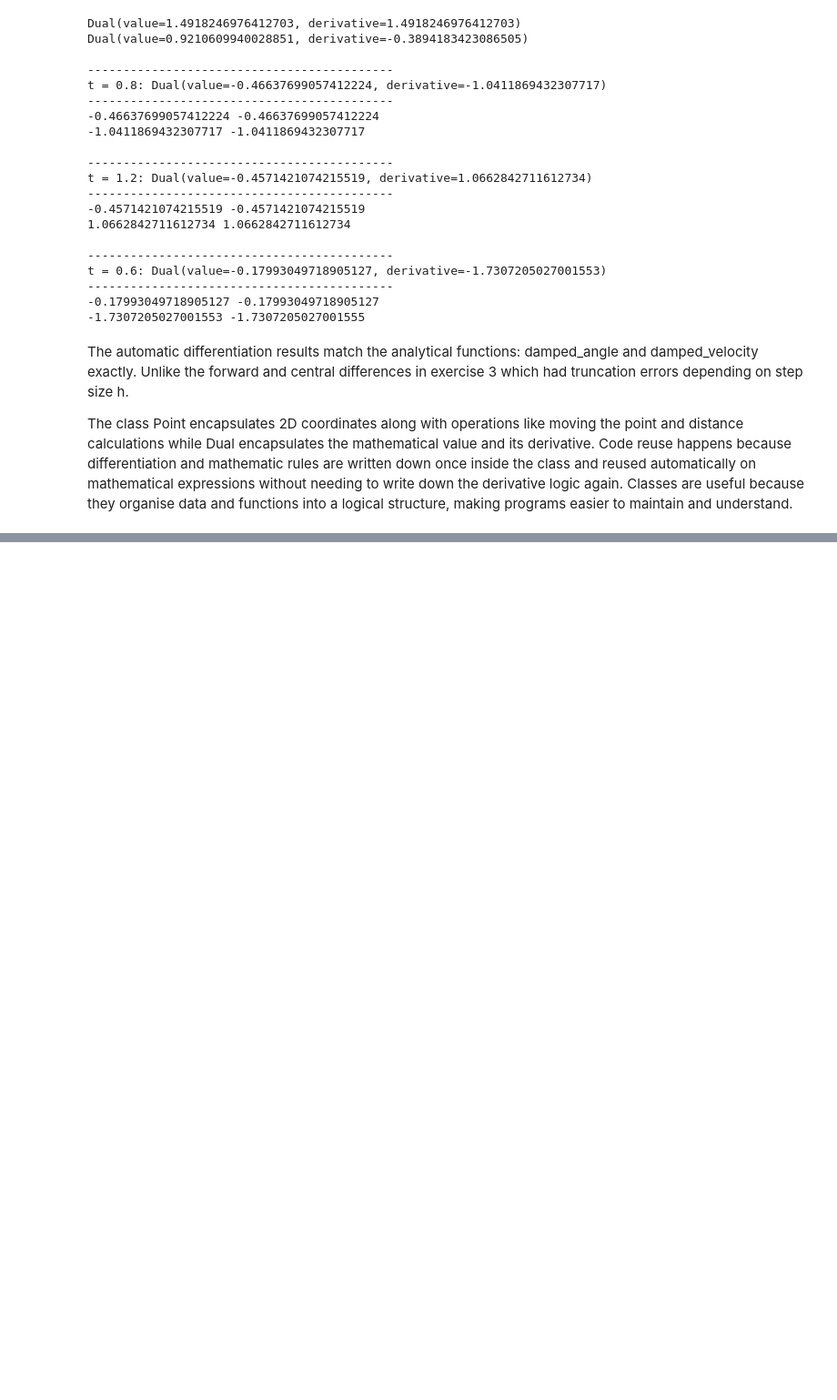
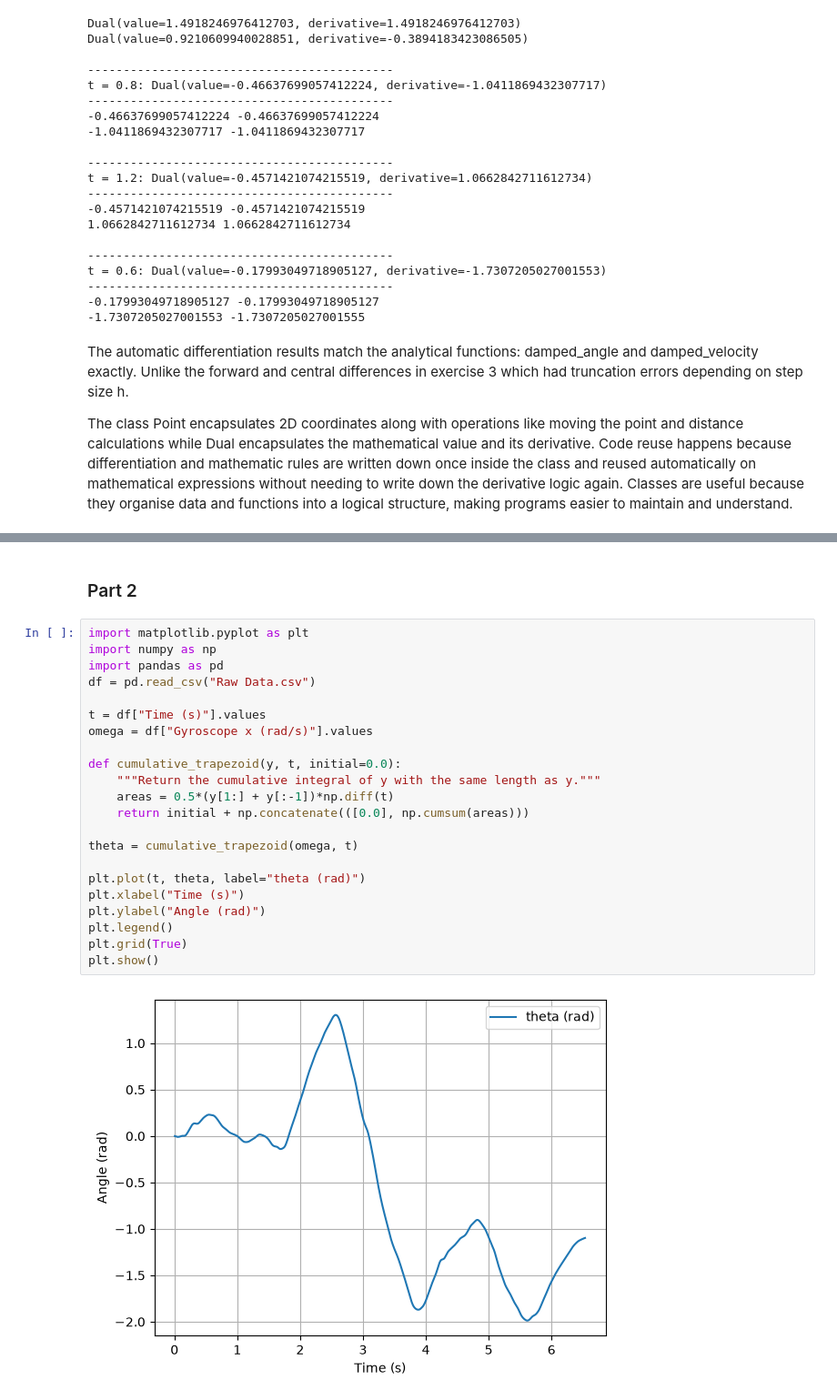
Before and after one commit to LeiliJL/MOD300, a Jupyter notebook: Prosjekt1/prosjekt1.ipynb, the cells around one changed output, grey strips where cells are left out. Shown at 91% size. Drawn from its saved outputs; the diff is of its cells as text; blank space fills up the shorter version.

```diff
--- a/Prosjekt1/prosjekt1.ipynb
+++ b/Prosjekt1/prosjekt1.ipynb
@@ -318,0 +346,26 @@ The class Point encapsulates 2D coordinates along with operations like moving th
+# %% [markdown]
+<h3>Part 2</h3>
+# %%
+import matplotlib.pyplot as plt
+import numpy as np
+import pandas as pd
+df = pd.read_csv("Raw Data.csv")
+
+t = df["Time (s)"].values
+omega = df["Gyroscope x (rad/s)"].values
+
+def cumulative_trapezoid(y, t, initial=0.0):
+    """Return the cumulative integral of y with the same length as y."""
+    areas = 0.5*(y[1:] + y[:-1])*np.diff(t)
+    return initial + np.concatenate(([0.0], np.cumsum(areas)))
+
+theta = cumulative_trapezoid(omega, t)
+
+plt.plot(t, theta, label="theta (rad)")
+plt.xlabel("Time (s)")
+plt.ylabel("Angle (rad)")
+plt.legend()
+plt.grid(True)
+plt.show()
+# %% [output]
+[figure, added]
```
Also changed, not shown: parts of 6 cells of this notebook, 1 other file.
